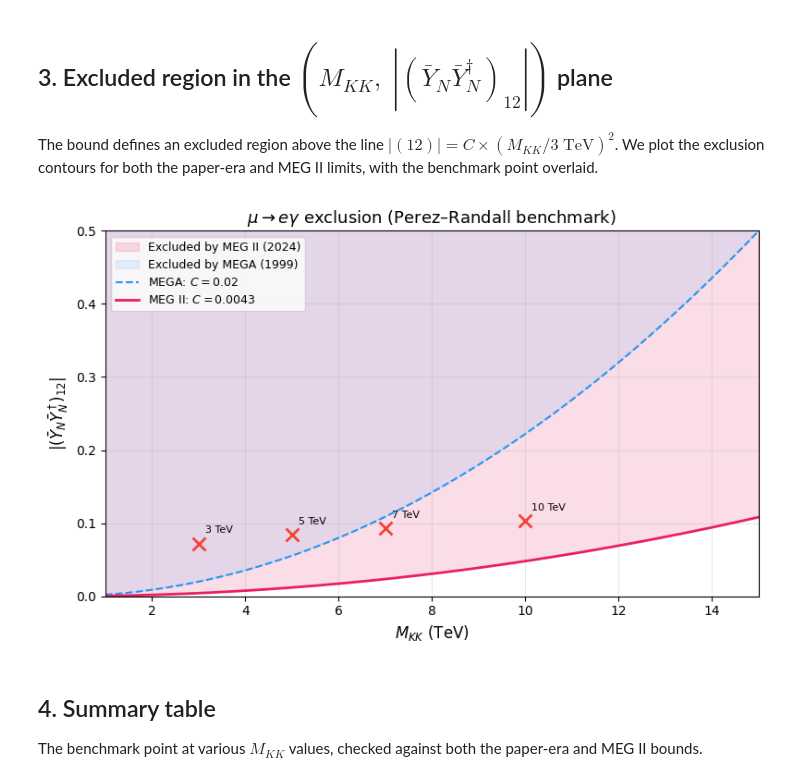
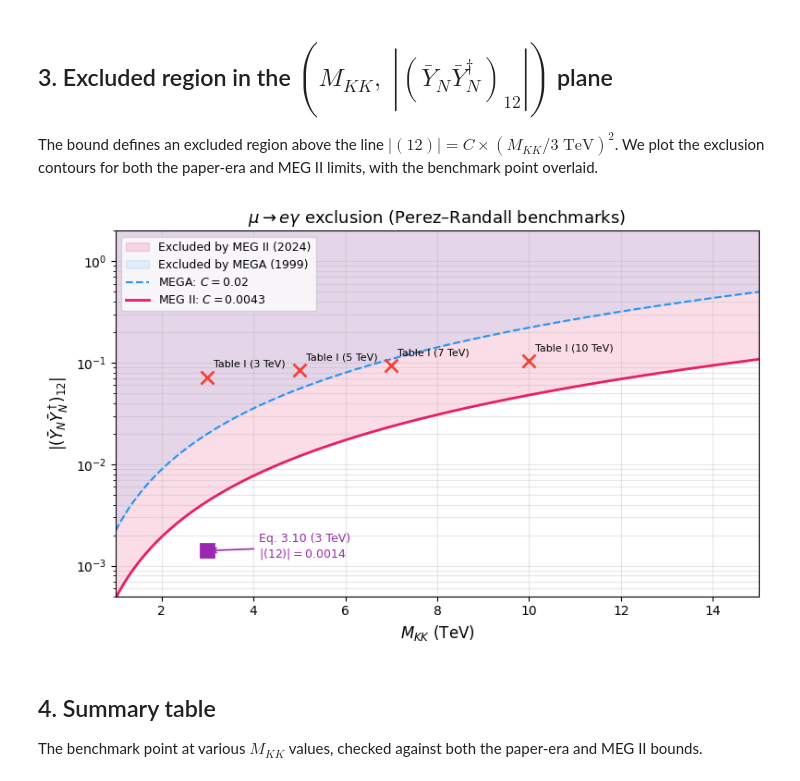
Before and after one commit to OscarBarreraGithub/5D-Neutrino-Mixing, a Jupyter notebook: flavorConstraints/muToEGamma.ipynb, the cells around one changed output. Saved outputs shown, nothing was run; the diff lists cells and outputs as text; code cells hidden in the pictures.

```diff
--- a/flavorConstraints/muToEGamma.ipynb
+++ b/flavorConstraints/muToEGamma.ipynb
@@ -67,0 +76,17 @@ Passes                     = False
+# %%
+# Eq. 3.10 example: kY_N = (0.02, 0.03, 0.07)
+Y_N_bar_eq310 = np.array([0.04, 0.06, 0.14])  # Ȳ_N = 2k Y_N
+pmns = get_pmns('normal')
+
+lfv_eq310 = check_mu_to_e_gamma_raw(Y_N_bar_eq310, pmns, M_KK=3000, C=C_PAPER)
+
+print("Eq. 3.10 point (Ȳ_N = [0.04, 0.06, 0.14]) at M_KK = 3 TeV:")
+print(f"  |(Y_N_bar Y_N_bar^dag)_12| = {lfv_eq310['lhs']:.6f}")
+print(f"  Bound (C_paper)            = {lfv_eq310['rhs']:.6f}")
+print(f"  Ratio                      = {lfv_eq310['ratio']:.4f}")
+print(f"  Passes                     = {lfv_eq310['passes']}")
+print()
+print("Table I point (Ȳ_N ≈ [0.20, 0.43, 1.02]) at M_KK = 3 TeV:")
+print(f"  |(Y_N_bar Y_N_bar^dag)_12| = {lfv_paper['lhs']:.6f}")
+print(f"  Ratio                      = {lfv_paper['ratio']:.4f}")
+print(f"  Passes                     = {lfv_paper['passes']}")
@@ -161,44 +199,53 @@ bound_megii = C_MEGII * (mkk_range / 3000) ** 2
 fig, ax = plt.subplots(figsize=(8, 5))
 
 # Excluded regions (above the lines)
-ax.fill_between(mkk_range / 1000, bound_megii, 2.0,
+ax.fill_between(mkk_range / 1000, bound_megii, 10,
                 alpha=0.15, color='#E91E63', label='Excluded by MEG II (2024)')
-ax.fill_between(mkk_range / 1000, bound_paper, 2.0,
+ax.fill_between(mkk_range / 1000, bound_paper, 10,
                 alpha=0.10, color='#2196F3', label='Excluded by MEGA (1999)')
 
 # Bound lines
 ax.plot(mkk_range / 1000, bound_paper, '--', color='#2196F3', linewidth=1.5,
         label=f'MEGA: $C = {C_PAPER}$')
 ax.plot(mkk_range / 1000, bound_megii, '-', color='#E91E63', linewidth=2,
         label=f'MEG II: $C = {C_MEGII:.4f}$')
 
-# Benchmark point at different M_KK values
+# Table I benchmark at different M_KK values
 mkk_points = [3000, 5000, 7000, 10000]
 for mkk in mkk_points:
     r = compute_all_yukawas(
         Lambda_IR=mkk, c_L=0.58, c_E=[0.75, 0.60, 0.50],
         c_N=0.27, M_N=1.22e18, lightest_nu_mass=0.002, ordering='normal',
     )
     lfv = check_mu_to_e_gamma(r, C=C_MEGII)
     marker = 'o' if lfv['passes'] else 'x'
     color = '#4CAF50' if lfv['passes'] else '#F44336'
     ax.plot(mkk / 1000, lfv['lhs'], marker, color=color, markersize=10,
             markeredgewidth=2, zorder=5)
-    ax.annotate(f'{mkk/1000:.0f} TeV', xy=(mkk / 1000, lfv['lhs']),
+    ax.annotate(f'Table I ({mkk/1000:.0f} TeV)', xy=(mkk / 1000, lfv['lhs']),
                 xytext=(5, 8), textcoords='offset points', fontsize=8)
 
+# Eq. 3.10 point at 3 TeV (LFV-safe Yukawas)
+lhs_eq310 = lfv_eq310['lhs']
+ax.plot(3.0, lhs_eq310, 's', color='#9C27B0', markersize=10, markeredgewidth=2, zorder=5)
+ax.annotate(f'Eq. 3.10 (3 TeV)\n$|(12)| = {lhs_eq310:.4f}$',
+            xy=(3.0, lhs_eq310), xytext=(40, -5), textcoords='offset points',
+            fontsize=9, color='#9C27B0',
+            arrowprops=dict(arrowstyle='->', color='#9C27B0', lw=1.2))
+
+ax.set_yscale('log')
 ax.set_xlabel(r'$M_{KK}$ (TeV)', fontsize=12)
 ax.set_ylabel(r'$|(\bar{Y}_N \bar{Y}_N^\dagger)_{12}|$', fontsize=12)
-ax.set_title(r'$\mu \to e\gamma$ exclusion (Perez–Randall benchmark)', fontsize=13)
+ax.set_title(r'$\mu \to e\gamma$ exclusion (Perez–Randall benchmarks)', fontsize=13)
 ax.legend(fontsize=9, loc='upper left')
-ax.set_ylim(0, 0.5)
+ax.set_ylim(5e-4, 2)
 ax.set_xlim(1, 15)
-ax.grid(True, alpha=0.3)
+ax.grid(True, alpha=0.3, which='both')
 
 plt.tight_layout()
 plt.show()
 # %% [output]
-[figure, old version]
+[figure, new version]
 # %% [markdown]
 ## 4. Summary table
 
```
Also changed, not shown: parts of 4 cells of this notebook.
